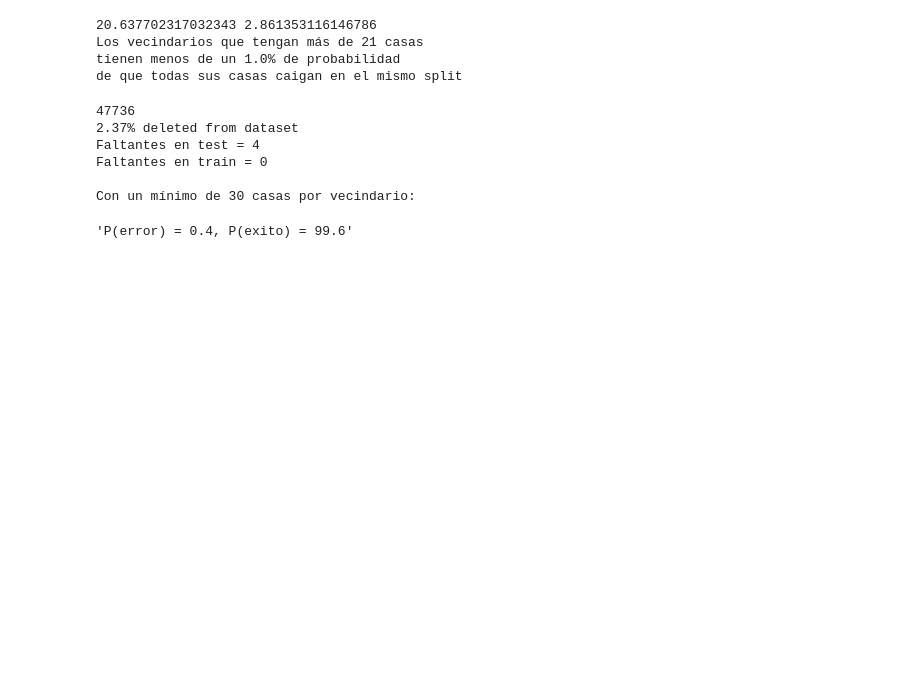
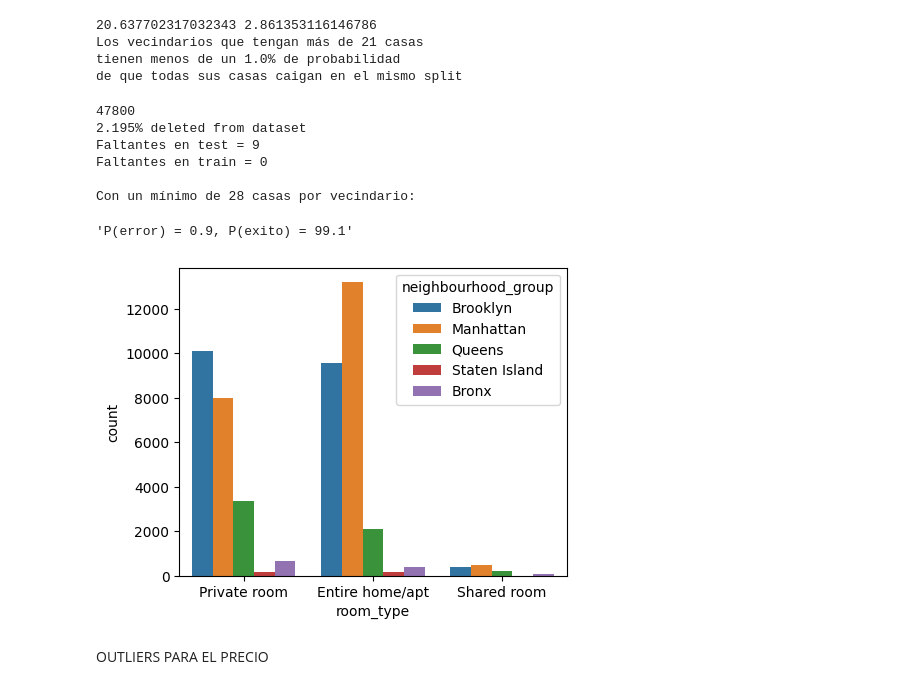
Before and after one commit to leandro-reguero/EDA-project, a Jupyter notebook: src/explore.ipynb, the cells around one changed output. Saved outputs shown, nothing was run; the diff lists cells and outputs as text; code cells hidden in the pictures; blank space fills up the shorter version.

```diff
--- a/src/explore.ipynb
+++ b/src/explore.ipynb
@@ -646,10 +648,11 @@ tienen menos de un 1.0% de probabilidad
 de que todas sus casas caigan en el mismo split
 # %%
 # veámoslo con un ejemplo
+# usar stratify:
 
 from sklearn.model_selection import train_test_split
 
-x = 30
+x = 28
 
 bigger_nh = neighbourhoods_counts[neighbourhoods_counts >= x].index
 nh_filtered_df = df[df['neighbourhood'].isin(bigger_nh)]
@@ -701,10 +704,21 @@ def modeling_probability(veces):
 
 modeling_probability(1000)
 # %% [output]
-47736
-2.37% deleted from dataset
-Faltantes en test = 4
+47800
+2.195% deleted from dataset
+Faltantes en test = 9
 Faltantes en train = 0
 
-Con un mínimo de 30 casas por vecindario:
+Con un mínimo de 28 casas por vecindario:
-'P(error) = 0.4, P(exito) = 99.6'
+'P(error) = 0.9, P(exito) = 99.1'
+# %%
+fig, axis = plt.subplots(figsize = (5, 4))
+
+sns.countplot(data = df, x = "room_type", hue = "neighbourhood_group")
+
+# Show the plot
+plt.show()
+# %% [output]
+[figure, added]
+# %% [markdown]
+OUTLIERS PARA EL PRECIO
```
Also changed, not shown: parts of 10 cells of this notebook, 1 other file.
